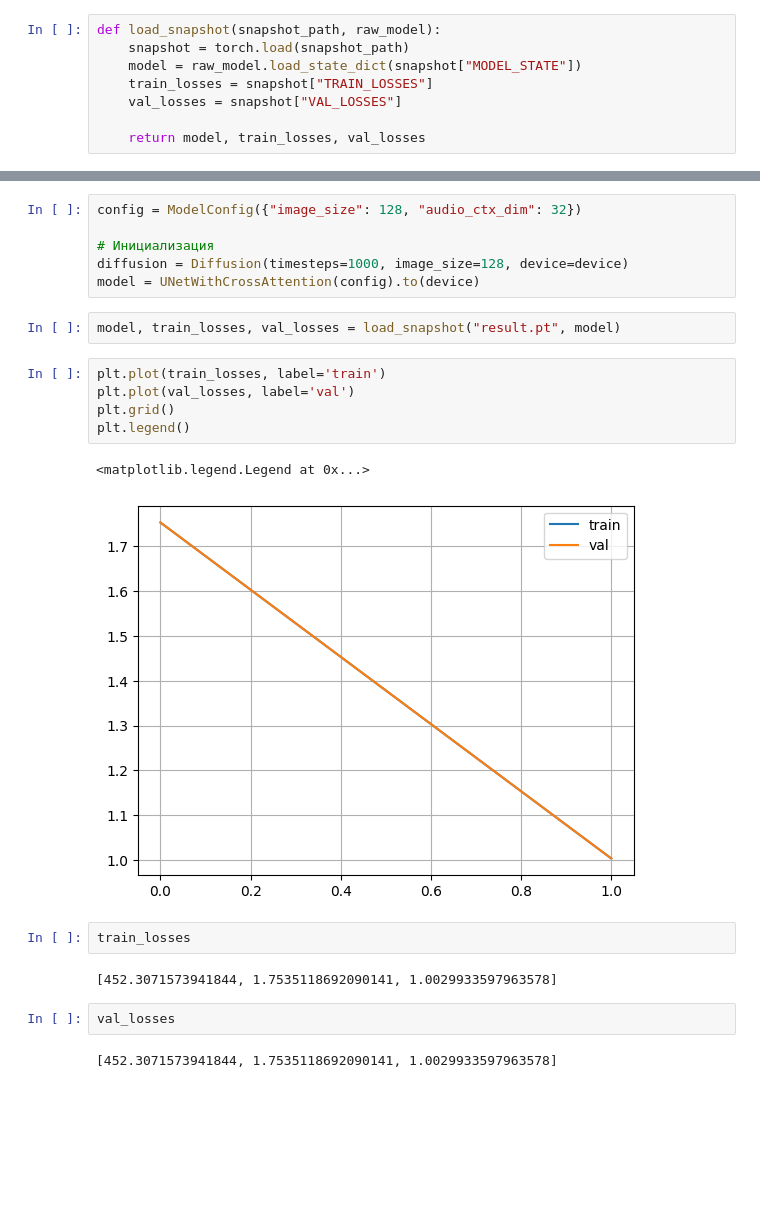
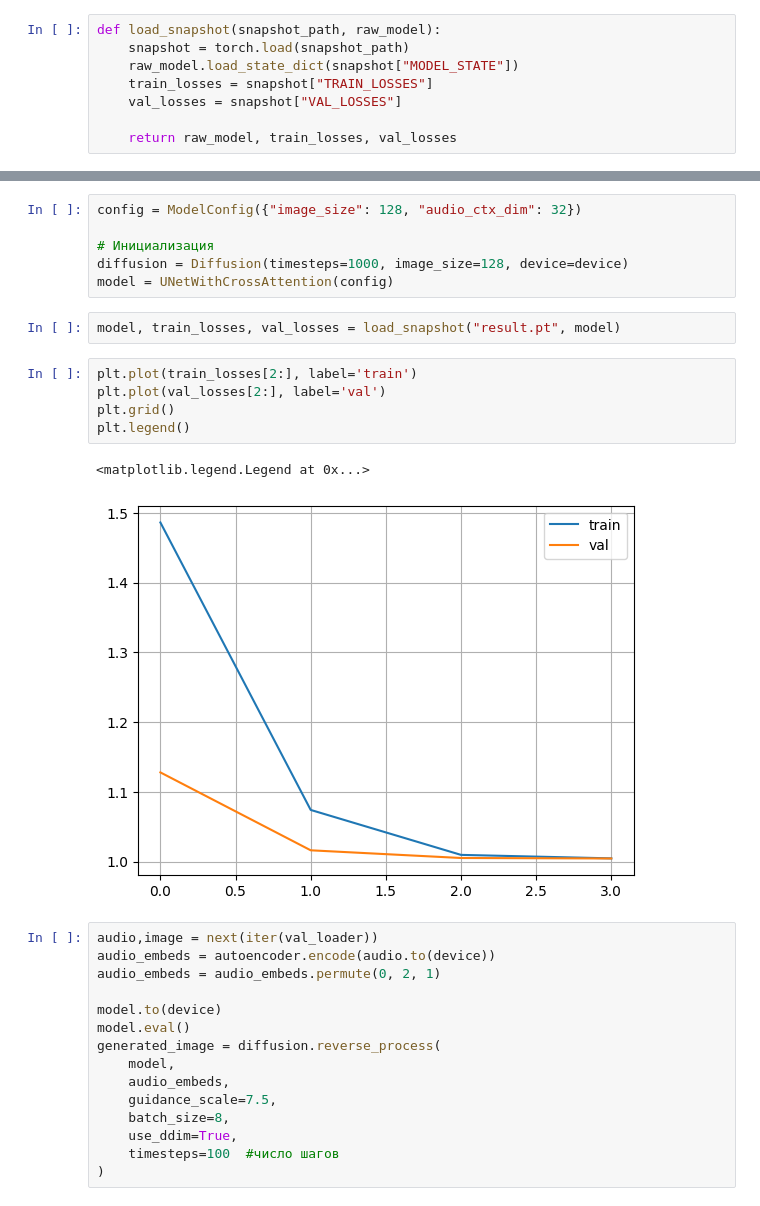
Before and after one commit to roman0810/sound2image, a Jupyter notebook: eval.ipynb, the cells around one changed output, grey strips where cells are left out. Cells and saved outputs as stored; diff of their text form; blank space fills up the shorter version.

```diff
--- a/eval.ipynb
+++ b/eval.ipynb
@@ -11,11 +11,11 @@ from torch.utils.data import DataLoader
 # %%
 def load_snapshot(snapshot_path, raw_model):
     snapshot = torch.load(snapshot_path)
-    model = raw_model.load_state_dict(snapshot["MODEL_STATE"])
+    raw_model.load_state_dict(snapshot["MODEL_STATE"])
     train_losses = snapshot["TRAIN_LOSSES"]
     val_losses = snapshot["VAL_LOSSES"]
 
-    return model, train_losses, val_losses
+    return raw_model, train_losses, val_losses
 # %%
 image_path = "data/images"
 sound_path = "data/sounds"
@@ -46,22 +46,29 @@ config = ModelConfig({"image_size": 128, "audio_ctx_dim": 32})
 
 # Инициализация
 diffusion = Diffusion(timesteps=1000, image_size=128, device=device)
-model = UNetWithCrossAttention(config).to(device)
+model = UNetWithCrossAttention(config)
 # %%
 model, train_losses, val_losses = load_snapshot("result.pt", model)
 # %%
-plt.plot(train_losses, label='train')
-plt.plot(val_losses, label='val')
+plt.plot(train_losses[2:], label='train')
+plt.plot(val_losses[2:], label='val')
 plt.grid()
 plt.legend()
 # %% [output]
 <matplotlib.legend.Legend at 0x...>
-[figure, old version]
+[figure, new version]
-# %%
-train_losses
-# %% [output]
-[452.3071573941844, 1.7535118692090141, 1.0029933597963578]
-# %%
-val_losses
-# %% [output]
-[452.3071573941844, 1.7535118692090141, 1.0029933597963578]
+# %%
+audio,image = next(iter(val_loader))
+audio_embeds = autoencoder.encode(audio.to(device))
+audio_embeds = audio_embeds.permute(0, 2, 1)
+
+model.to(device)
+model.eval()
+generated_image = diffusion.reverse_process(
+    model,
+    audio_embeds,
+    guidance_scale=7.5,
+    batch_size=8,
+    use_ddim=True,
+    timesteps=100  #число шагов
+)
```
Also changed, not shown: parts of 2 cells of this notebook, 2 other files.
